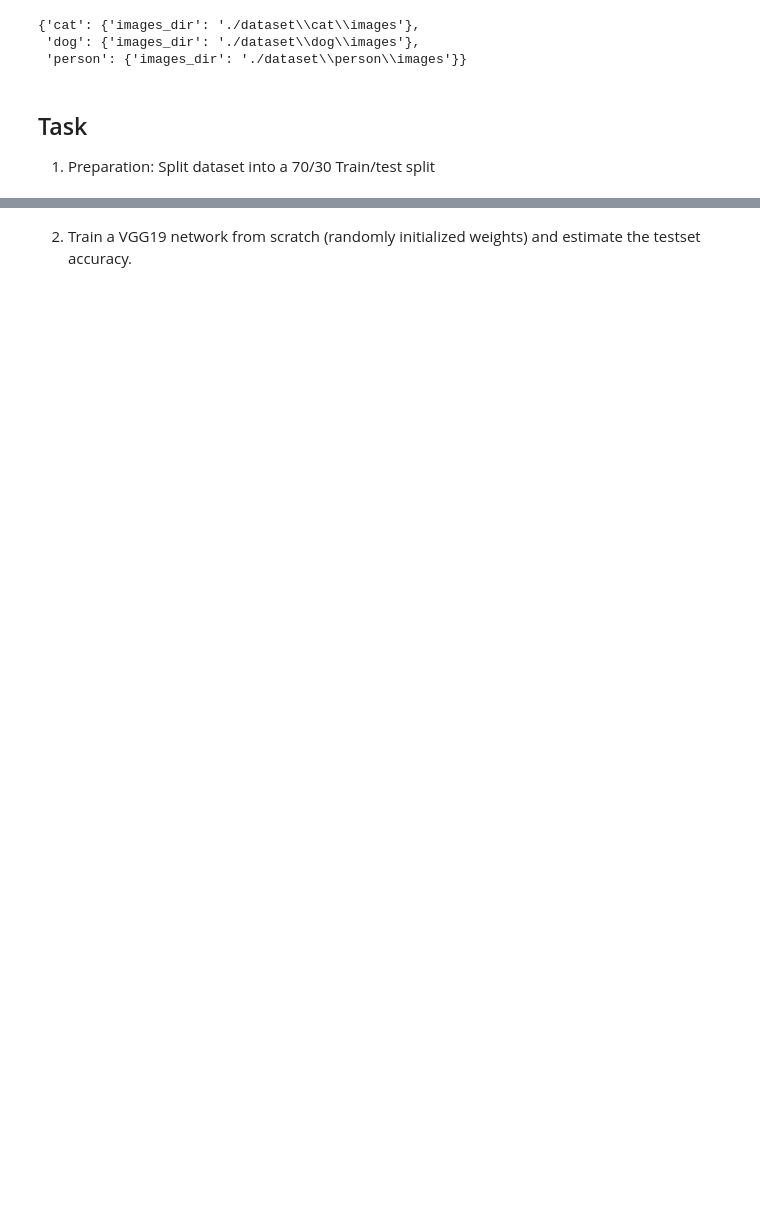
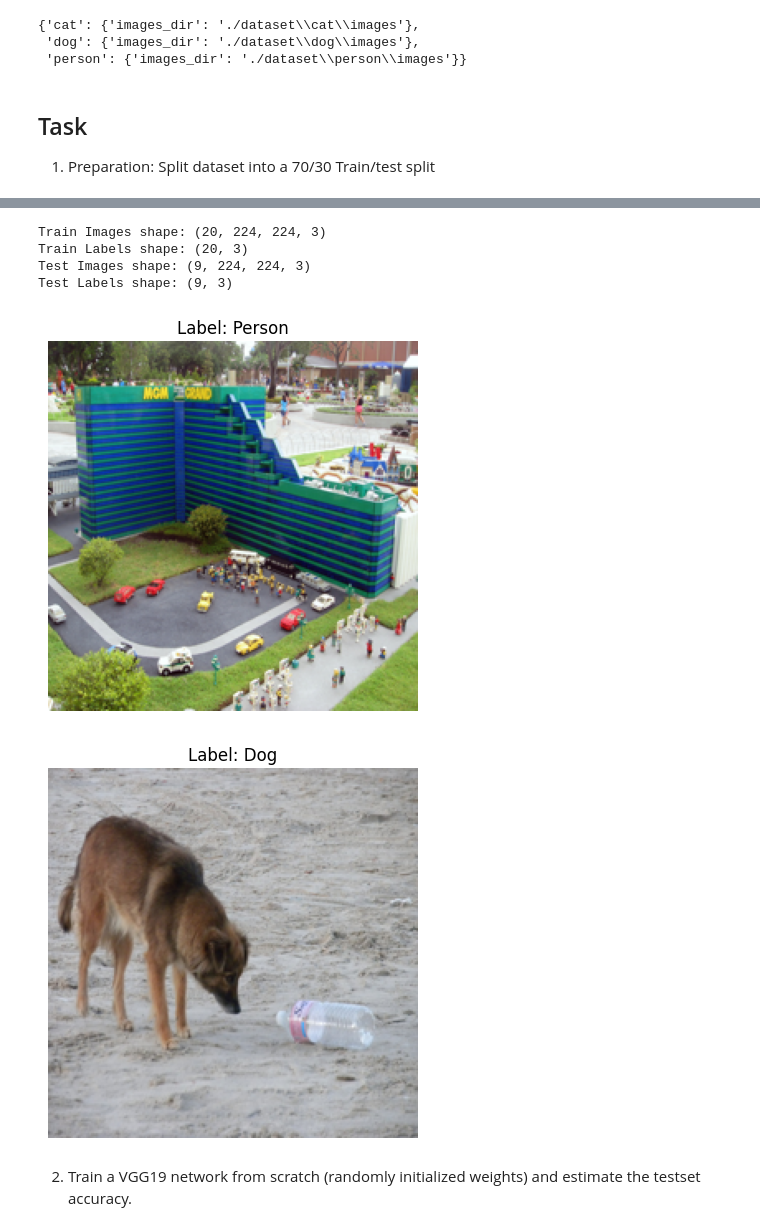
Before and after one commit to ai22m006/Computer_Vision, a Jupyter notebook: main.ipynb, the cells around one changed output, grey strips where cells are left out. Saved outputs shown, nothing was run; the diff lists cells and outputs as text; code cells hidden in the pictures; blank space fills up the shorter version.

```diff
--- a/main.ipynb
+++ b/main.ipynb
@@ -105,2 +115,46 @@ plt.show()
+# %%
+from sklearn.preprocessing import LabelEncoder
+from keras.utils import to_categorical
+# Create a LabelEncoder object
+label_encoder = LabelEncoder()
+# Fit the label encoder on the labels
+label_encoder.fit(labels)
+# Transform the labels to encoded integers
+encoded_labels = label_encoder.transform(labels)
+# Convert the encoded labels to one-hot encoded vectors
+one_hot_labels = to_categorical(encoded_labels, num_classes=3)
+# Split the data into training and testing subsets
+train_images, test_images, train_labels, test_labels = train_test_split(images, one_hot_labels, test_size=0.3, random_state=42)
+
+
+# Print the shapes of the training and testing subsets
+print("Train Images shape:", train_images.shape)
+print("Train Labels shape:", train_labels.shape)
+print("Test Images shape:", test_images.shape)
+print("Test Labels shape:", test_labels.shape)
+# %% [output]
+Train Images shape: (20, 224, 224, 3)
+Train Labels shape: (20, 3)
+Test Images shape: (9, 224, 224, 3)
+Test Labels shape: (9, 3)
+# %%
+# Define the class labels
+class_labels = ['Cat', 'Dog', 'Person']
+# Show the first two images
+for i in range(2):
+    image = train_images[i]
+    label = train_labels[i]
+    # Convert one-hot encoded label to class index
+    class_index = label.argmax()
+    # Get the class label corresponding to the index
+    class_label = class_labels[class_index]
+    # Display the image and label
+    plt.imshow(image)
+    plt.title(f"Label: {class_label}")
+    plt.axis('off')
+    plt.show()
+# %% [output]
+[figure, added]
+[figure, added]
 # %% [markdown]
 2. Train a VGG19 network from scratch (randomly initialized weights) and estimate the testset accuracy.
```
Also changed, not shown: parts of 7 cells of this notebook.
